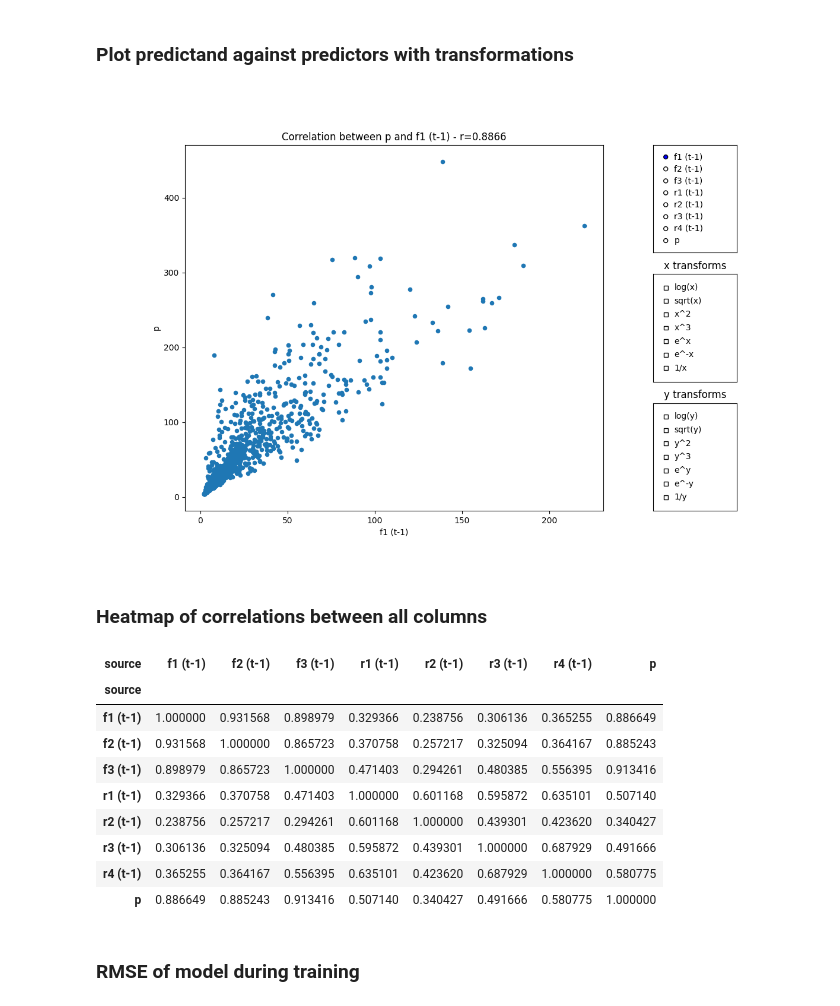
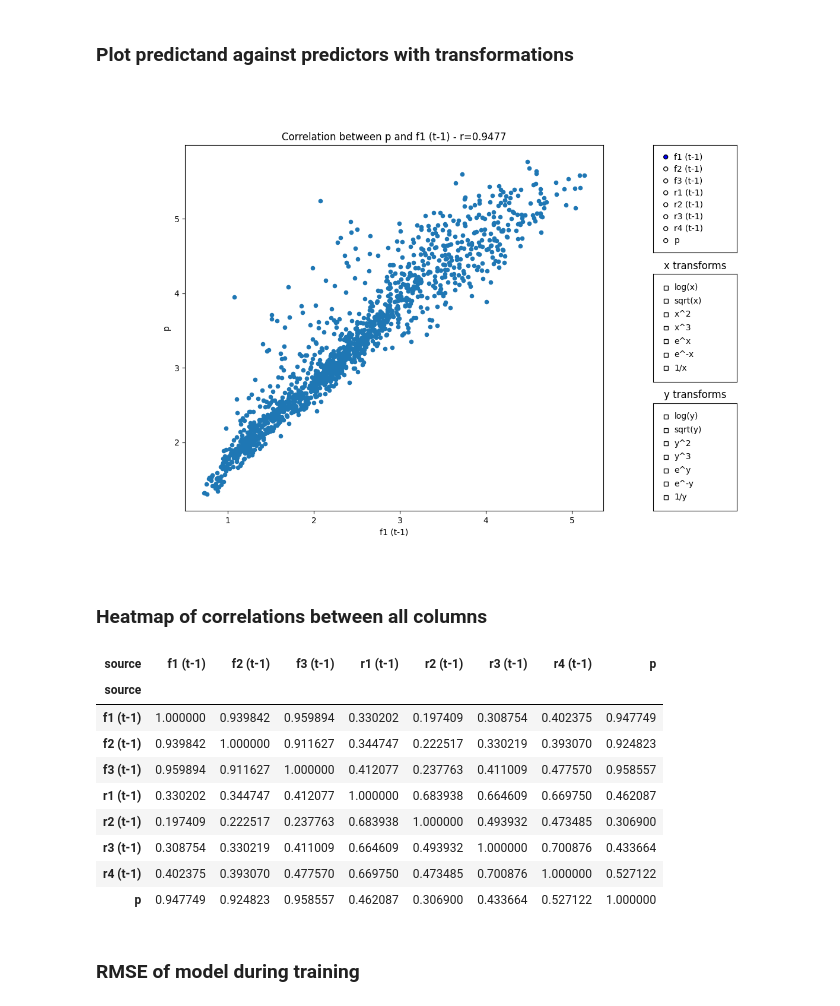
Before and after one commit to usetoconfuse/ai-flow-predictor, a Jupyter notebook: visualisation.ipynb, the cells around one changed output. Cells and saved outputs as stored; diff of their text form; code cells hidden in the pictures.

```diff
--- a/visualisation.ipynb
+++ b/visualisation.ipynb
@@ -13,22 +13,26 @@ plt.close("all")
 # %% [markdown]
 ## Load a dataset and model
 # %%
-# Name of dataset and model to load
-dataset_name = "baseline"
-model_name = "baseline_1000epochs"
+# ================== Name of dataset and model to load =================================================
+dataset_name = "first_improved"
+model_name = "first_improved_1000epochs"
 
-vis_df = dp.read_processed_csv(dataset_name)
-network, trn_rmse_timeline, val_rmse_timeline = dp.read_model_json(model_name)
+
+full_dataset = dp.read_processed_csv(dataset_name)
+network, trn_rmse_arr, val_rmse_arr = dp.read_model_json(model_name)
+
+predictand_std_data = full_dataset.loc["meta_std"].iloc[:, -1]
 
 # Calculate the actual vs predicted values for the trained model
-outcome_df = vis_df.loc[["trn"]]
-outcome_df = pd.DataFrame(data=trn.predict(network, outcome_df),
+outcome_df = full_dataset.loc[["trn"]]
+outcome_df = pd.DataFrame(data=trn.predict(network, outcome_df.to_numpy()),
                          index=outcome_df.index)
-predictand_std_data = vis_df.loc["meta_std"].iloc[:, -1]
+
 outcome_df = dp.destd_predictands_range(outcome_df, predictand_std_data).iloc[:, 0]
 
-vis_df = dp.destd_range(vis_df)
-real_vals = vis_df.loc[["trn"]]
+full_dataset = dp.destd_range(full_dataset)
+real_vals = full_dataset.loc[["trn"]]
 real_vals = real_vals.droplevel(level=0, axis=1)["p"]
+
 outcome_df = pd.concat([real_vals, outcome_df], axis=1, keys=["Actual", "Modelled"])
 # %% [output]
@@ -109,7 +113,7 @@ fig.canvas.header_visible = False
 ### Plot predictand against predictors with transformations
 # %%
 plt.close("all")
-corr_data = vis_df.droplevel(level=0, axis=1)
+corr_data = full_dataset.droplevel(level=0, axis=1)
 
 # ============================ GRAPHS ==================================
 
@@ -196,23 +200,23 @@ y_transform_checks.on_clicked(pd_update)
 corr_fig.set_size_inches((12, 8))
 corr_fig.canvas.header_visible = False
 # %% [output]
-[figure, old version]
+[figure, new version]
 # %% [markdown]
 ### Heatmap of correlations between all columns
 # %%
-heatmap_df = vis_df.droplevel(level=0, axis=1).corr()
+heatmap_df = full_dataset.droplevel(level=0, axis=1).corr()
 heatmap_df.style.background_gradient(cmap='Blues')
 # %% [output]
 | source | f1 (t-1) | f2 (t-1) | f3 (t-1) | r1 (t-1) | r2 (t-1) | r3 (t-1) | r4 (t-1) | p |
 | source |  |  |  |  |  |  |  |  |
-| f1 (t-1) | 1.000000 | 0.931568 | 0.898979 | 0.329366 | 0.238756 | 0.306136 | 0.365255 | 0.886649 |
-| f2 (t-1) | 0.931568 | 1.000000 | 0.865723 | 0.370758 | 0.257217 | 0.325094 | 0.364167 | 0.885243 |
-| f3 (t-1) | 0.898979 | 0.865723 | 1.000000 | 0.471403 | 0.294261 | 0.480385 | 0.556395 | 0.913416 |
-| r1 (t-1) | 0.329366 | 0.370758 | 0.471403 | 1.000000 | 0.601168 | 0.595872 | 0.635101 | 0.507140 |
-| r2 (t-1) | 0.238756 | 0.257217 | 0.294261 | 0.601168 | 1.000000 | 0.439301 | 0.423620 | 0.340427 |
-| r3 (t-1) | 0.306136 | 0.325094 | 0.480385 | 0.595872 | 0.439301 | 1.000000 | 0.687929 | 0.491666 |
-| r4 (t-1) | 0.365255 | 0.364167 | 0.556395 | 0.635101 | 0.423620 | 0.687929 | 1.000000 | 0.580775 |
-| p | 0.886649 | 0.885243 | 0.913416 | 0.507140 | 0.340427 | 0.491666 | 0.580775 | 1.000000 |
+| f1 (t-1) | 1.000000 | 0.939842 | 0.959894 | 0.330202 | 0.197409 | 0.308754 | 0.402375 | 0.947749 |
+| f2 (t-1) | 0.939842 | 1.000000 | 0.911627 | 0.344747 | 0.222517 | 0.330219 | 0.393070 | 0.924823 |
+| f3 (t-1) | 0.959894 | 0.911627 | 1.000000 | 0.412077 | 0.237763 | 0.411009 | 0.477570 | 0.958557 |
+| r1 (t-1) | 0.330202 | 0.344747 | 0.412077 | 1.000000 | 0.683938 | 0.664609 | 0.669750 | 0.462087 |
+| r2 (t-1) | 0.197409 | 0.222517 | 0.237763 | 0.683938 | 1.000000 | 0.493932 | 0.473485 | 0.306900 |
+| r3 (t-1) | 0.308754 | 0.330219 | 0.411009 | 0.664609 | 0.493932 | 1.000000 | 0.700876 | 0.433664 |
+| r4 (t-1) | 0.402375 | 0.393070 | 0.477570 | 0.669750 | 0.473485 | 0.700876 | 1.000000 | 0.527122 |
+| p | 0.947749 | 0.924823 | 0.958557 | 0.462087 | 0.306900 | 0.433664 | 0.527122 | 1.000000 |
 # %% [markdown]
 ### RMSE of model during training
 # %%
```
Also changed, not shown: parts of 5 cells of this notebook, 8 other files.
